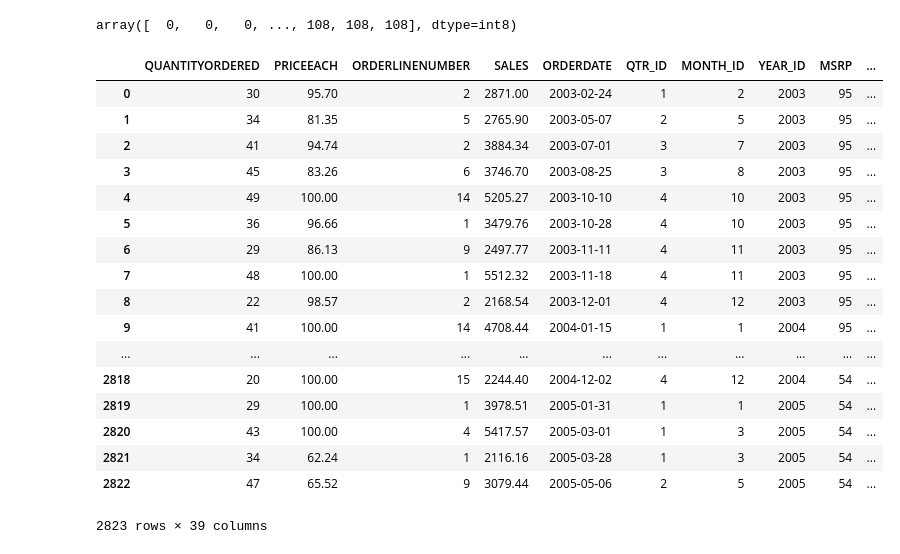
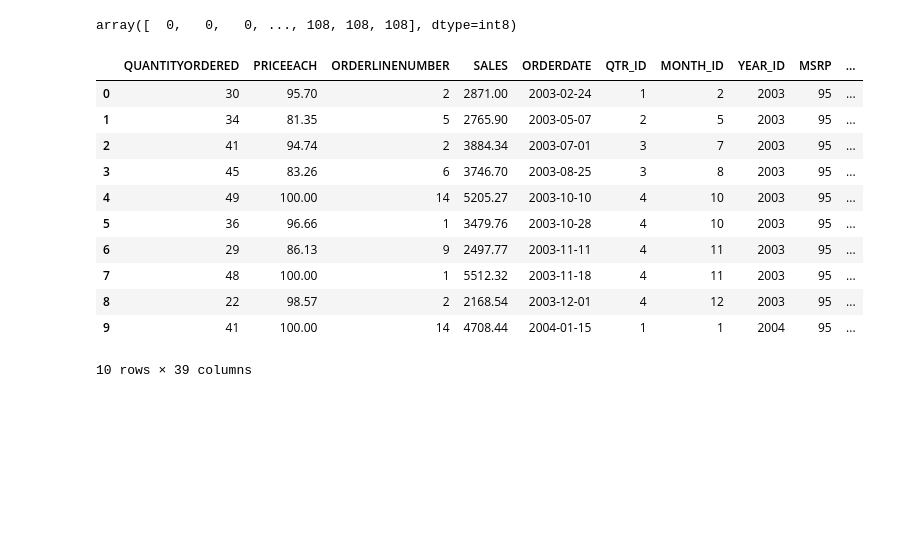
Before and after one commit to alby007100/Machine-Learning, a Jupyter notebook: Marketing AI/AI Business App.ipynb, the cells around one changed output. Drawn from its saved outputs; the diff is of its cells as text; code cells hidden in the pictures; blank space fills up the shorter version.

```diff
--- a/Marketing AI/AI Business App.ipynb
+++ b/Marketing AI/AI Business App.ipynb
@@ -304,25 +308,19 @@ array([  0,   0,   0, ..., 108, 108, 108], dtype=int8)
 # %%
 # Since the number unique product code is 109, if we add one-hot variables, there
 # would be additional 109 columns, we can avoid that by using categorical encoding
 # This is not the optimal way of dealing with it but it's important to avoid curse of dimensionality
 sales_df['PRODUCTCODE'] = pd.Categorical(sales_df['PRODUCTCODE']).codes
-sales_df
+sales_df.head(10)
 # %% [output]
 |  | QUANTITYORDERED | PRICEEACH | ORDERLINENUMBER | SALES | ORDERDATE | QTR_ID | MONTH_ID | YEAR_ID | MSRP | ... |
 | 0 | 30 | 95.70 | 2 | 2871.00 | 2003-02-24 | 1 | 2 | 2003 | 95 | ... |
 | 1 | 34 | 81.35 | 5 | 2765.90 | 2003-05-07 | 2 | 5 | 2003 | 95 | ... |
 | 2 | 41 | 94.74 | 2 | 3884.34 | 2003-07-01 | 3 | 7 | 2003 | 95 | ... |
 | 3 | 45 | 83.26 | 6 | 3746.70 | 2003-08-25 | 3 | 8 | 2003 | 95 | ... |
 | 4 | 49 | 100.00 | 14 | 5205.27 | 2003-10-10 | 4 | 10 | 2003 | 95 | ... |
 | 5 | 36 | 96.66 | 1 | 3479.76 | 2003-10-28 | 4 | 10 | 2003 | 95 | ... |
 | 6 | 29 | 86.13 | 9 | 2497.77 | 2003-11-11 | 4 | 11 | 2003 | 95 | ... |
 | 7 | 48 | 100.00 | 1 | 5512.32 | 2003-11-18 | 4 | 11 | 2003 | 95 | ... |
 | 8 | 22 | 98.57 | 2 | 2168.54 | 2003-12-01 | 4 | 12 | 2003 | 95 | ... |
 | 9 | 41 | 100.00 | 14 | 4708.44 | 2004-01-15 | 1 | 1 | 2004 | 95 | ... |
-| ... | ... | ... | ... | ... | ... | ... | ... | ... | ... | ... |
-| 2818 | 20 | 100.00 | 15 | 2244.40 | 2004-12-02 | 4 | 12 | 2004 | 54 | ... |
-| 2819 | 29 | 100.00 | 1 | 3978.51 | 2005-01-31 | 1 | 1 | 2005 | 54 | ... |
-| 2820 | 43 | 100.00 | 4 | 5417.57 | 2005-03-01 | 1 | 3 | 2005 | 54 | ... |
-| 2821 | 34 | 62.24 | 1 | 2116.16 | 2005-03-28 | 1 | 3 | 2005 | 54 | ... |
-| 2822 | 47 | 65.52 | 9 | 3079.44 | 2005-05-06 | 2 | 5 | 2005 | 54 | ... |
-2823 rows × 39 columns
+10 rows × 39 columns
```
Also changed, not shown: parts of 4 cells of this notebook.
